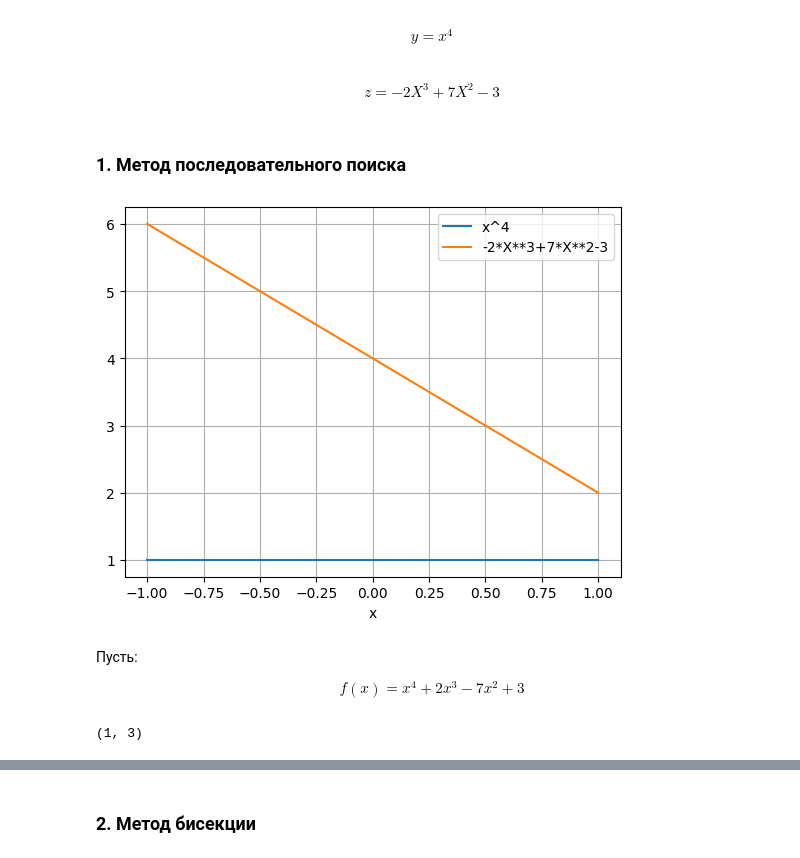
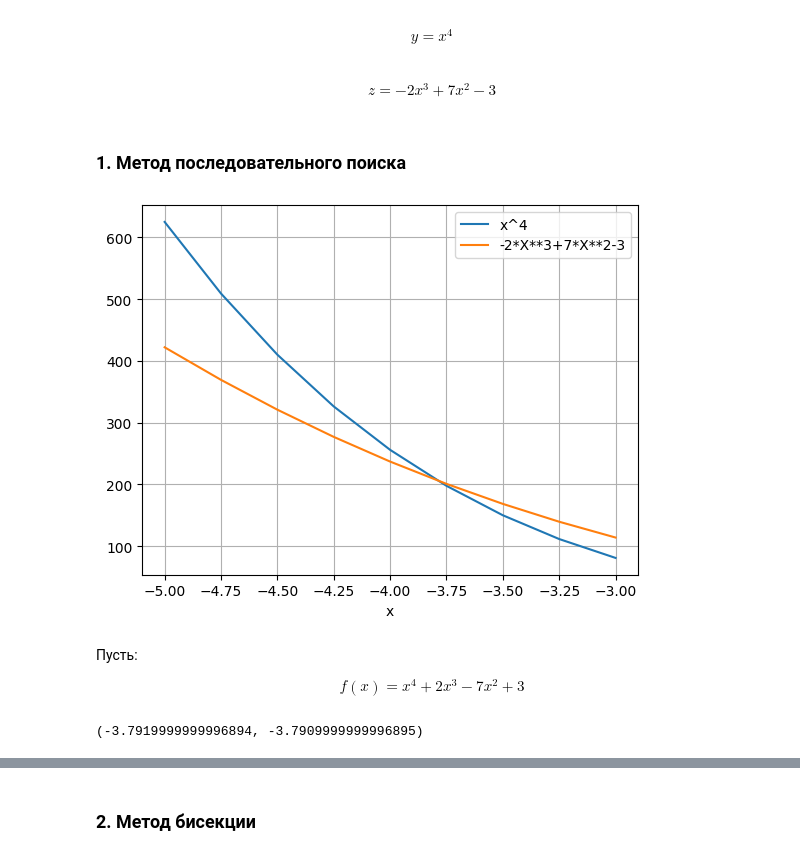
Before and after one commit to azizka85/Numerical-Methods, a Jupyter notebook: tasks/task #6.ipynb, the cells around one changed output, grey strips where cells are left out. Drawn from its saved outputs; the diff is of its cells as text; code cells hidden in the pictures.

```diff
--- a/tasks/task #6.ipynb
+++ b/tasks/task #6.ipynb
@@ -11,26 +11,26 @@ $$x^4+2x^3-7x^2+3=0$$
 # %% [markdown]
 $$y=x^4$$
 # %% [markdown]
-$$z=-2X^3+7X^2-3$$
+$$z=-2x^3+7x^2-3$$
 # %% [markdown]
 ### 1. Метод последовательного поиска
 # %%
 import numpy as np
 from matplotlib import pyplot as plt
 
-x = np.linspace(-1, 1, 2)
+x = np.linspace(-5, -3, 9)
 
 y = x**4
 z = -2*x**3 + 7*x**2 - 3
 
 plt.xlabel('x')
 plt.grid(True)
 plt.plot(x, y, label='x^4')
 plt.plot(x, z, label='-2*X**3+7*X**2-3')
 plt.legend(loc='upper right')
 plt.show()
 # %% [output]
-[figure, old version]
+[figure, new version]
 # %% [markdown]
 Пусть:
 
@@ -41,11 +41,11 @@ from modules.equations.single import root_search
 
 def f(x: float): return x**4+2*x**3-7*x**2+3
 
-x1, x2 = root_search(f, -1, 1, 2)
+x1, x2 = root_search(f, -5, -3, 0.001)
 
 x1, x2
 # %% [output]
-(1, 3)
+(-3.7919999999996894, -3.7909999999996895)
 # %%
 f(x1), f(x2)
 # %% [output]
```
Also changed, not shown: parts of 7 cells of this notebook, 1 other file.
